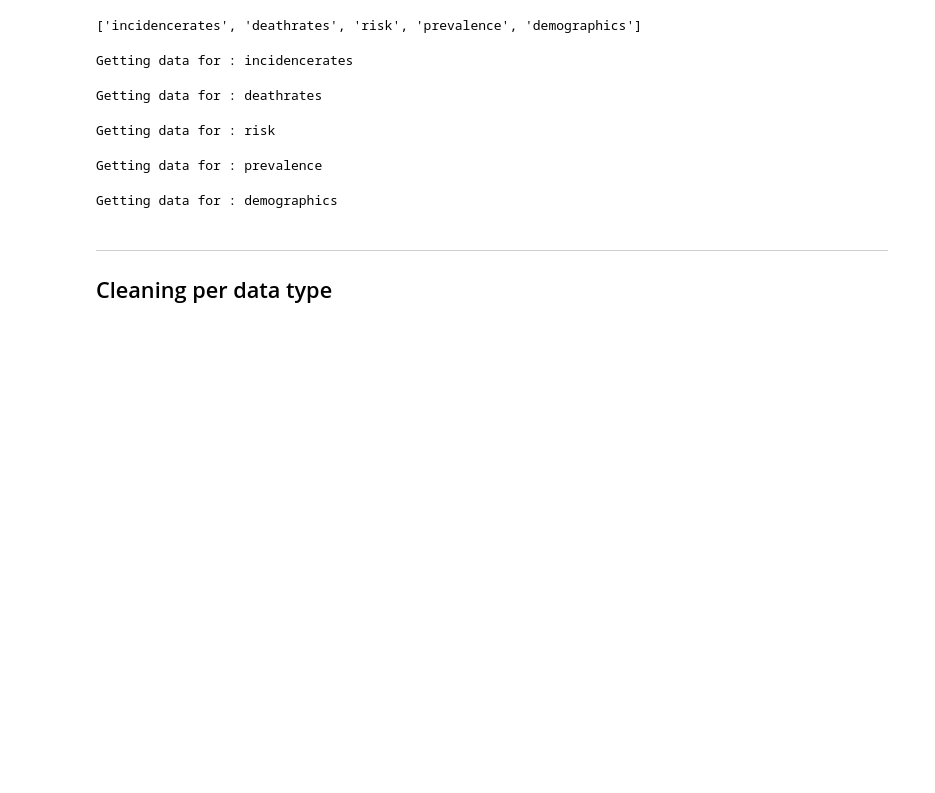
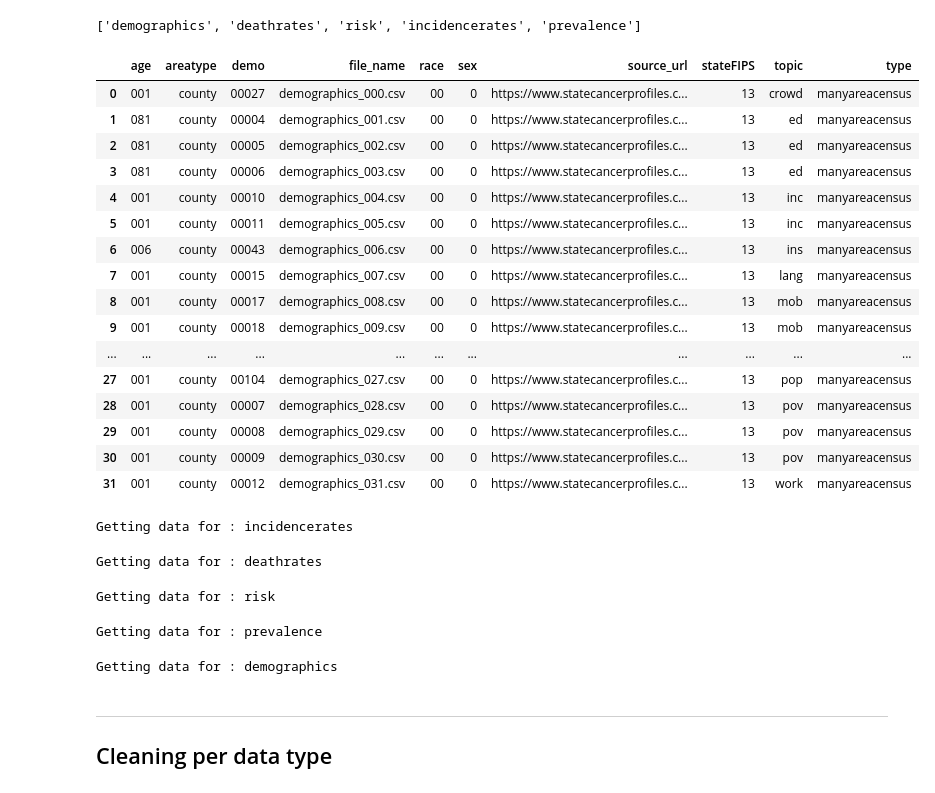
Before and after one commit to Merrel/Cancer-Industry-Dashboard, a Jupyter notebook: data_processing/Data_CancerStatistics-byCounty.ipynb, the cells around one changed output. Drawn from its saved outputs; the diff is of its cells as text; code cells hidden in the pictures; blank space fills up the shorter version.

Commit message:
upgrade cancer data query to be nationwide

```diff
--- a/data_processing/Data_CancerStatistics-byCounty.ipynb
+++ b/data_processing/Data_CancerStatistics-byCounty.ipynb
@@ -9,0 +16,5 @@ from tqdm import tqdm, tqdm_notebook
+# %%
+# Define the data paths
+project_dir = pathlib.Path.cwd().parent.parent
+repo_dir = pathlib.Path.cwd().parent
+raw_data_dir = repo_dir / 'data_raw'
@@ -9,0 +25,7 @@ from tqdm import tqdm, tqdm_notebook
+# %%
+with open(raw_data_dir / 'county_cancer_stats' / 'states.txt') as f:
+    states_str = f.read()
+    states_list = states_str.split(', ')
+
+# Convert to lower case
+states_list = [str.lower(state) for state in states_list]
@@ -10,5 +47,9 @@ from tqdm import tqdm, tqdm_notebook
 # %%
-url = "https://www.statecancerprofiles.cancer.gov/quick-profiles/index.php?statename=georgia"
+# url = "https://www.statecancerprofiles.cancer.gov/quick-profiles/index.php?statename=georgia"
+# url = "https://www.statecancerprofiles.cancer.gov/quick-profiles/index.php?stateFIPS=13"
+
+url = "https://www.statecancerprofiles.cancer.gov/quick-profiles/index.php?statename=" + states_list[0]
+
 
 headers = {
     'User-Agent': 'Mozilla/5.0 (Windows NT 6.1; WOW64) AppleWebKit/537.36 (KHTML, like Gecko) Chrome/46.0.2490.80 Safari/537.36',
@@ -151,7 +178,27 @@ def download_cancer_data(data_type, url_by_type):
 # %%
 data_types
 # %% [output]
-['incidencerates', 'deathrates', 'risk', 'prevalence', 'demographics']
+['demographics', 'deathrates', 'risk', 'incidencerates', 'prevalence']
+# %%
+download_cancer_data('demographics', url_by_type)
+# %% [output]
+|  | age | areatype | demo | file_name | race | sex | source_url | stateFIPS | topic | type |
+| 0 | 001 | county | 00027 | demographics_000.csv | 00 | 0 | https://www.statecancerprofiles.c... | 13 | crowd | manyareacensus |
+| 1 | 081 | county | 00004 | demographics_001.csv | 00 | 0 | https://www.statecancerprofiles.c... | 13 | ed | manyareacensus |
+| 2 | 081 | county | 00005 | demographics_002.csv | 00 | 0 | https://www.statecancerprofiles.c... | 13 | ed | manyareacensus |
+| 3 | 081 | county | 00006 | demographics_003.csv | 00 | 0 | https://www.statecancerprofiles.c... | 13 | ed | manyareacensus |
+| 4 | 001 | county | 00010 | demographics_004.csv | 00 | 0 | https://www.statecancerprofiles.c... | 13 | inc | manyareacensus |
+| 5 | 001 | county | 00011 | demographics_005.csv | 00 | 0 | https://www.statecancerprofiles.c... | 13 | inc | manyareacensus |
+| 6 | 006 | county | 00043 | demographics_006.csv | 00 | 0 | https://www.statecancerprofiles.c... | 13 | ins | manyareacensus |
+| 7 | 001 | county | 00015 | demographics_007.csv | 00 | 0 | https://www.statecancerprofiles.c... | 13 | lang | manyareacensus |
+| 8 | 001 | county | 00017 | demographics_008.csv | 00 | 0 | https://www.statecancerprofiles.c... | 13 | mob | manyareacensus |
+| 9 | 001 | county | 00018 | demographics_009.csv | 00 | 0 | https://www.statecancerprofiles.c... | 13 | mob | manyareacensus |
+| ... | ... | ... | ... | ... | ... | ... | ... | ... | ... | ... |
+| 27 | 001 | county | 00104 | demographics_027.csv | 00 | 0 | https://www.statecancerprofiles.c... | 13 | pop | manyareacensus |
+| 28 | 001 | county | 00007 | demographics_028.csv | 00 | 0 | https://www.statecancerprofiles.c... | 13 | pov | manyareacensus |
+| 29 | 001 | county | 00008 | demographics_029.csv | 00 | 0 | https://www.statecancerprofiles.c... | 13 | pov | manyareacensus |
+| 30 | 001 | county | 00009 | demographics_030.csv | 00 | 0 | https://www.statecancerprofiles.c... | 13 | pov | manyareacensus |
+| 31 | 001 | county | 00012 | demographics_031.csv | 00 | 0 | https://www.statecancerprofiles.c... | 13 | work | manyareacensus |
 # %%
 # download_cancer_data('demographics', url_by_type)
 # %%
```
Also changed, not shown: parts of 12 cells of this notebook, 1 other file.
